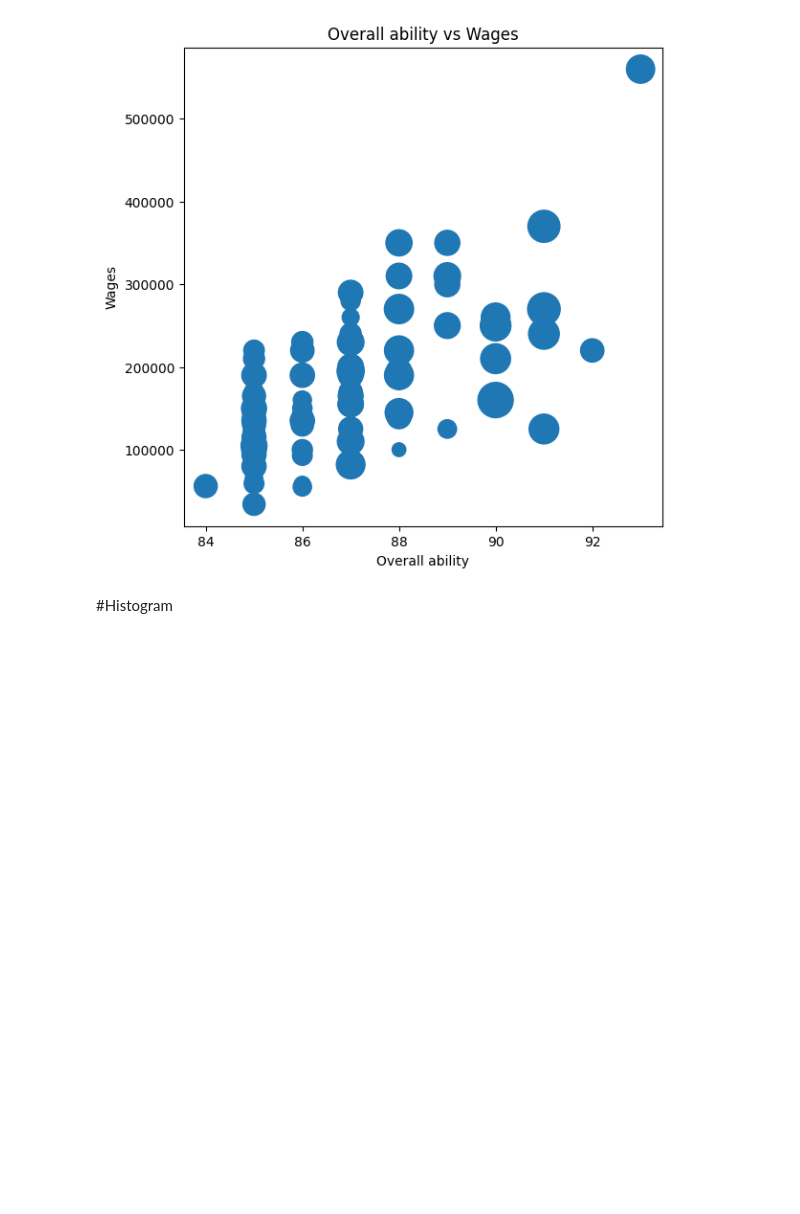
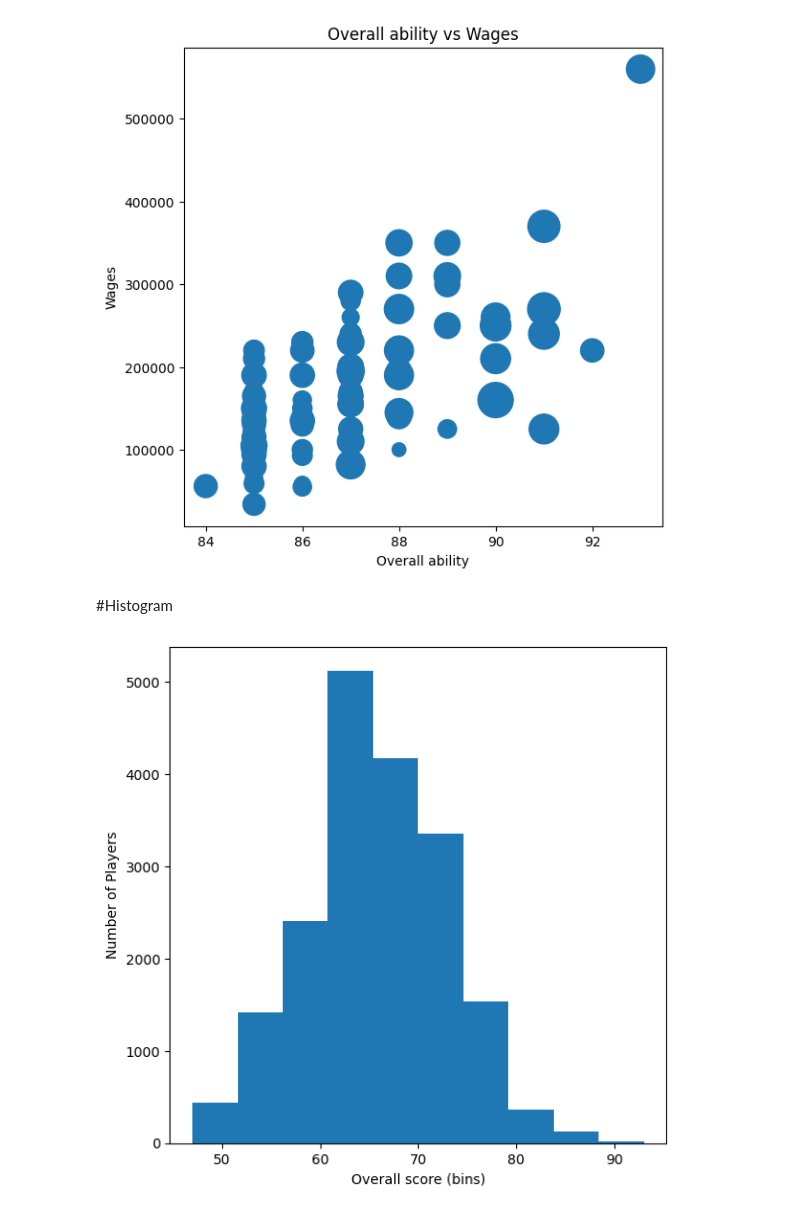
Before and after one commit to KeerthanaSistla/Python-for-Data-Analysis-Visualization, a Jupyter notebook: Matplotlib.ipynb, the cells around one changed output. Cells and saved outputs as stored; diff of their text form; code cells hidden in the pictures; blank space fills up the shorter version.

```diff
--- a/Matplotlib.ipynb
+++ b/Matplotlib.ipynb
@@ -575,0 +579,14 @@ ax1.scatter(x = players_100['overall'], y=players_100['wage_eur'], s=players_100
+# %%
+players = pd.read_csv('players_21.csv')
+# %%
+fig = plt.figure(figsize = (5,5))
+
+ax1 = fig.add_axes([0,0,1,1])
+ax1.set_ylabel('Number of Players')
+ax1.set_xlabel('Overall score (bins)')
+
+ax1.hist(x=players['overall'])
+
+plt.show()
+# %% [output]
+[figure, added]
```
Also changed, not shown: parts of 5 cells of this notebook.
